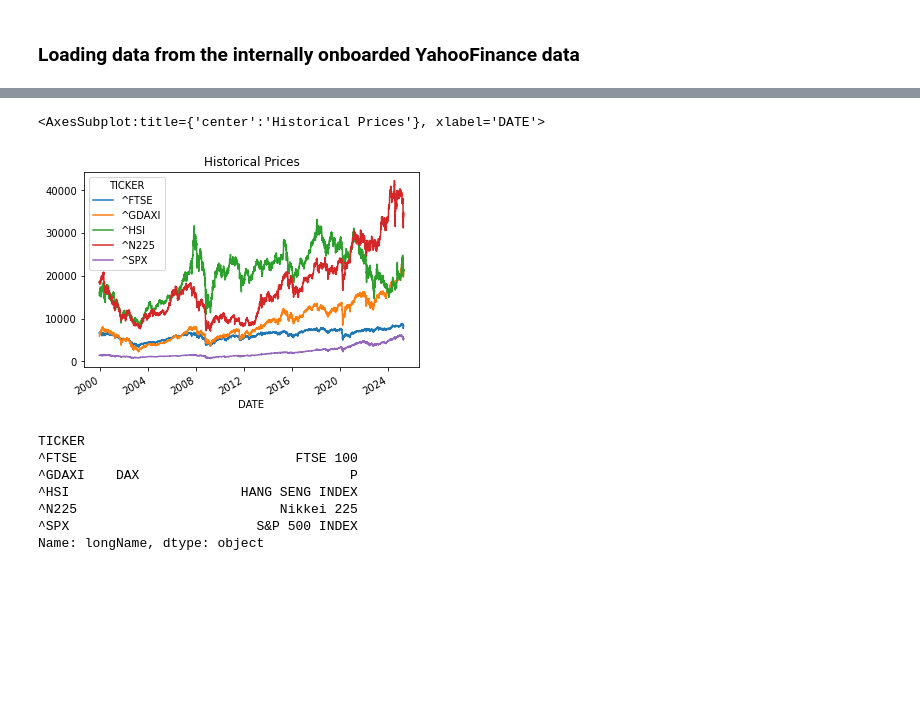
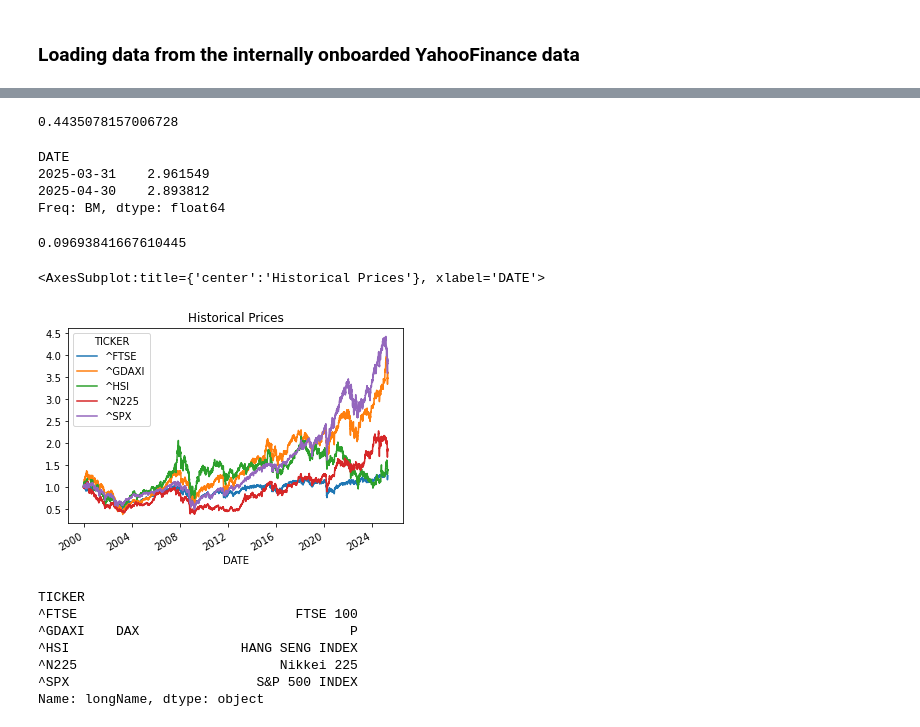
Before and after one commit to kenchan323/k_personal_projects, a Jupyter notebook: utils/notebook/portfolio_example.ipynb, the cells around one changed output, grey strips where cells are left out. Cells and saved outputs as stored; diff of their text form; code cells hidden in the pictures; blank space fills up the shorter version.

```diff
--- a/utils/notebook/portfolio_example.ipynb
+++ b/utils/notebook/portfolio_example.ipynb
@@ -23,8 +37,25 @@ prices_ts.ffill(inplace=True)
+# %%
+import numpy as np
+rel = prices_ts.ffill().resample('BM').last().pct_change()['^SPX'] - prices_ts.ffill().resample('BM').last().pct_change()['^FTSE']
+rel.std()* np.sqrt(252)
+# %% [output]
+0.4435078157006728
+# %%
+(rel + 1).cumprod().tail(2)
+# %% [output]
+DATE
+2025-03-31    2.961549
+2025-04-30    2.893812
+Freq: BM, dtype: float64
+# %%
+(((prices_ts.ffill().resample('BM').last().pct_change()['^SPX'] - prices_ts.ffill().resample('BM').last().pct_change()['^FTSE']) +1).cumprod()).pct_change().std() * np.sqrt(12)
+# %% [output]
+0.09693841667610445
 # %%
-prices_ts.plot(title='Historical Prices')
+(prices_ts/prices_ts.iloc[0]).plot(title='Historical Prices')
 # %% [output]
 <AxesSubplot:title={'center':'Historical Prices'}, xlabel='DATE'>
-[figure, old version]
+[figure, new version]
 # %%
 yf_db.load_info(tickers).loc['longName']
 # %% [output]
```
Also changed, not shown: parts of 14 cells of this notebook, 1 other file.
